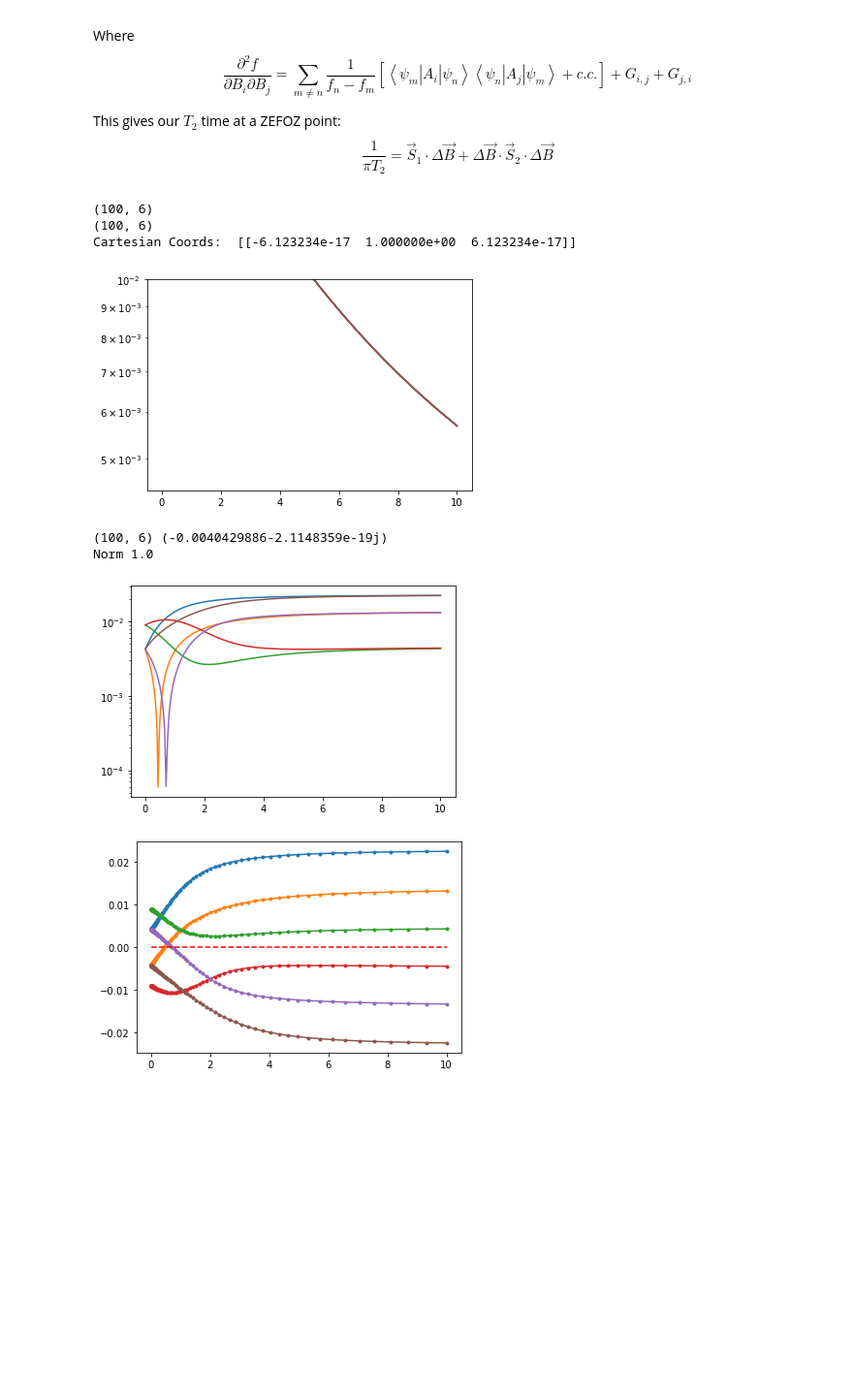
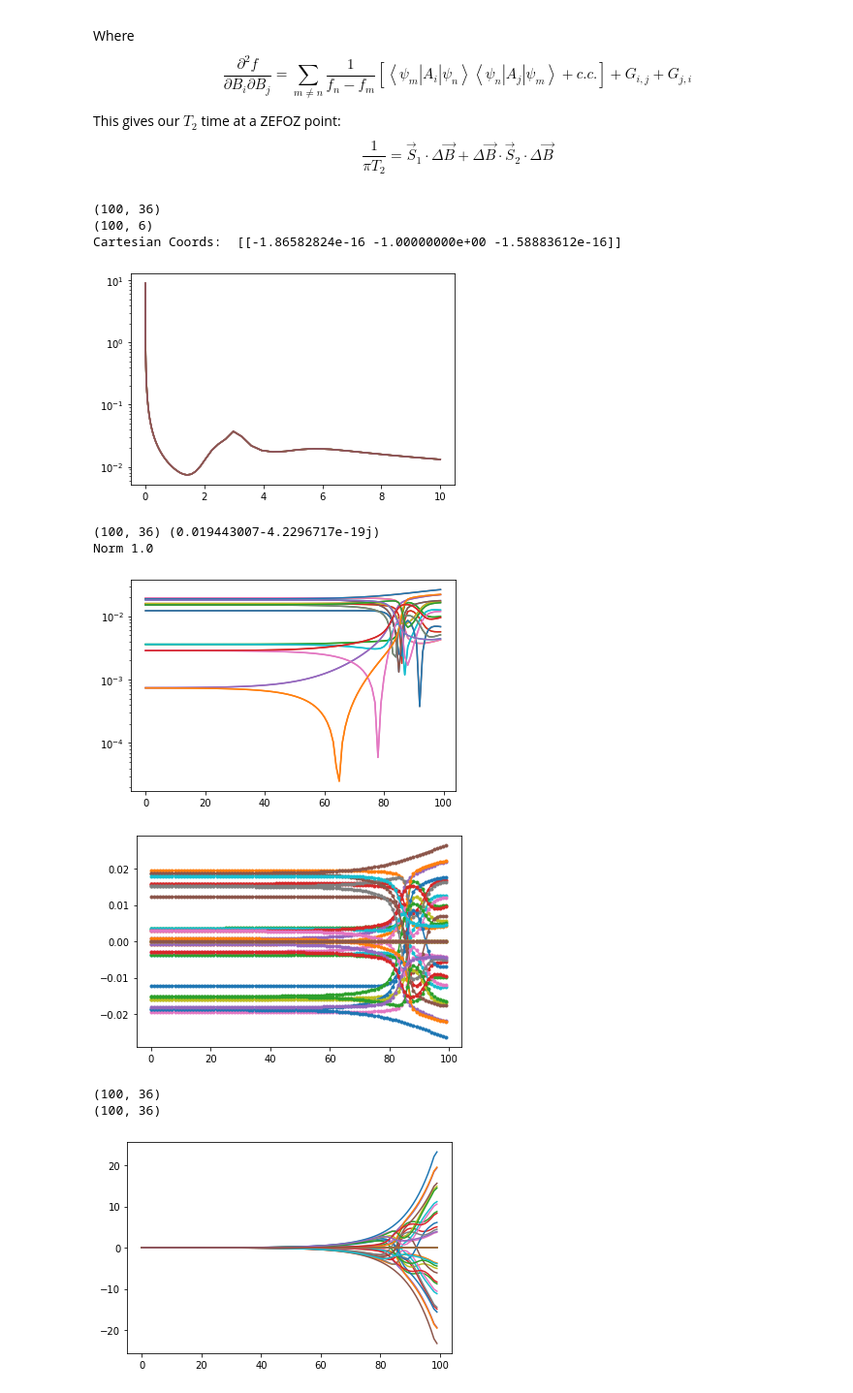
Before and after one commit to Quantum-Integration-Laboratory/qil_spin_Hamiltonian, a Jupyter notebook: Eu_YSO.ipynb, the cells around one changed output. Shown: that part at 97% size. Saved outputs shown, nothing was run; the diff lists cells and outputs as text; code cells hidden in the pictures; blank space fills up the shorter version.

```diff
--- a/Eu_YSO.ipynb
+++ b/Eu_YSO.ipynb
@@ -38,9 +38,10 @@ print(Q/(1E6*spin.h))
 
 #rotated tensors
 M_rot = np.array([144.9,34.9,98.1])*np.pi/180
+Q_rot = np.array([-39.3,76.49,149.9])*np.pi/180
 
-M_G = spin.tensorRotation(M,M_rot)
-Q_G = spin.tensorRotation(Q,np.array([-39.3,76.49,149.9])*np.pi/180)
+M_G = spin.tensorRotation(M,M_rot,str='ZYZ')
+Q_G = spin.tensorRotation(Q,Q_rot,str='ZYZ')
 
 print('Q',Q_G/(1E6*spin.h))
 print('M',M_G)
@@ -150,0 +176,5 @@ plt.close()
+# %%
+Ts = spin.eachElemFunc(F_S,F_S,ax=1)
+plt.plot(Bs,Ts[:,:])
+plt.show()
+plt.close()
@@ -172,43 +204,53 @@ OS_S = np.abs(OS_Sq)
 
 print(OS_S.shape)
 print(CS_S.shape)
 
 
-cart =spin.sphereCart(1,thetas[0],phis[0])+off
+cart =np.multiply(spin.sphereCart(1,thetas[0],phis[0]),off)
 cart/=np.linalg.norm(cart)
 print("Cartesian Coords: ",cart.T)
 #print(OS_S[1,1,:],np.matrix(OS_S[1,1,:])@cart)
 thres = 1E-10
 
 plt.semilogy(Bs,CS_S)
-plt.ylim([None,1E-2])
+#plt.ylim([None,1E-2])
 plt.show()
 plt.close()
 #plt.semilogy(Bs,np.linalg.norm(OS_S,axis=2),'*-')
 #plt.semilogy(Bs,OS_S.reshape((len(Bs),18)),'*-')
 
-gradCalc  = OS_Sq
+gradCalc  = OS_Sq#spin.eachElemFunc(OS_Sq,OS_Sq,ax=1)
 
-plt.semilogy(Bs,np.abs(gradCalc),'-')
+plt.semilogy(np.abs(gradCalc)[:,:],'-')
 print(gradCalc.shape,gradCalc[1,1])
 print("Norm", np.linalg.norm(cart))
 #plt.semilogy(Bs,np.ones_like(Bs)*thres,'r--')
 
 plt.show()
 plt.close()
 
 
-plt.plot(Bs,np.real(gradCalc),'.-')
-plt.plot(Bs,np.ones_like(Bs)*0,'r--')
-
+plt.plot(np.real(gradCalc[:,:]),'.-')
+#plt.plot(Bs,np.ones_like(Bs)*0,'r--')
+#plt.ylim([-1E-5,1E-5])
 plt.show()
 plt.close()
+
+print(Ts.shape)
+grad = np.gradient(Ts,axis=0)
+print(grad.shape)
+plt.plot((grad))
+plt.show()
+plt.close()
 # %% [output]
+(100, 36)
 (100, 6)
-(100, 6)
-Cartesian Coords:  [[-6.123234e-17  1.000000e+00  6.123234e-17]]
+Cartesian Coords:  [[-1.86582824e-16 -1.00000000e+00 -1.58883612e-16]]
-[figure, old version]
+[figure, new version]
-(100, 6) (-0.0040429886-2.1148359e-19j)
+(100, 36) (0.019443007-4.2296717e-19j)
 Norm 1.0
-[figure, old version]
+[figure, new version]
-[figure, old version]
+[figure, new version]
+(100, 36)
+(100, 36)
+[figure, added]
```
Also changed, not shown: parts of 6 cells of this notebook, 4 other files.
